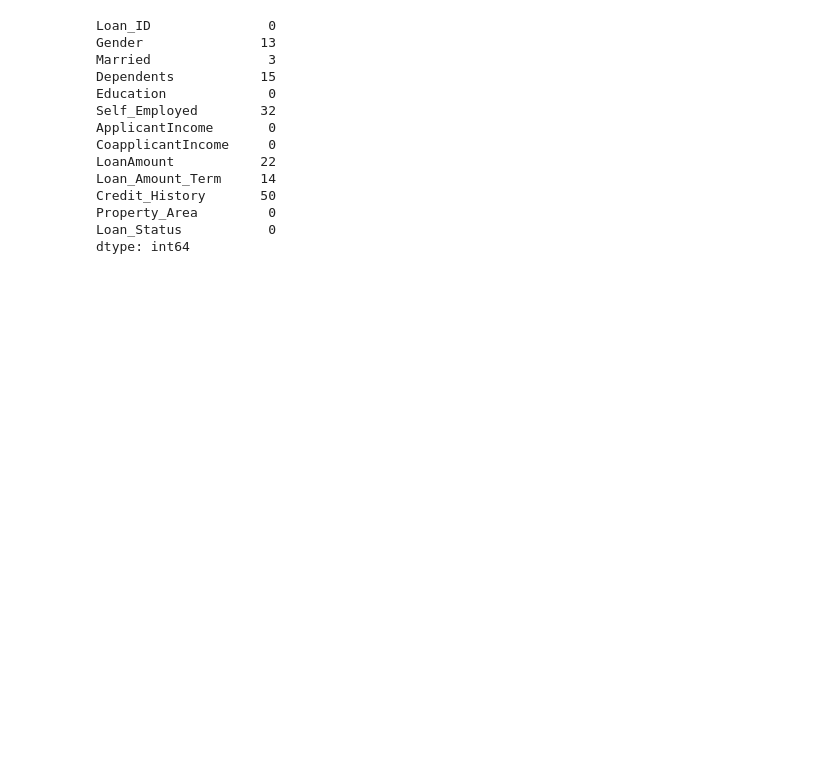
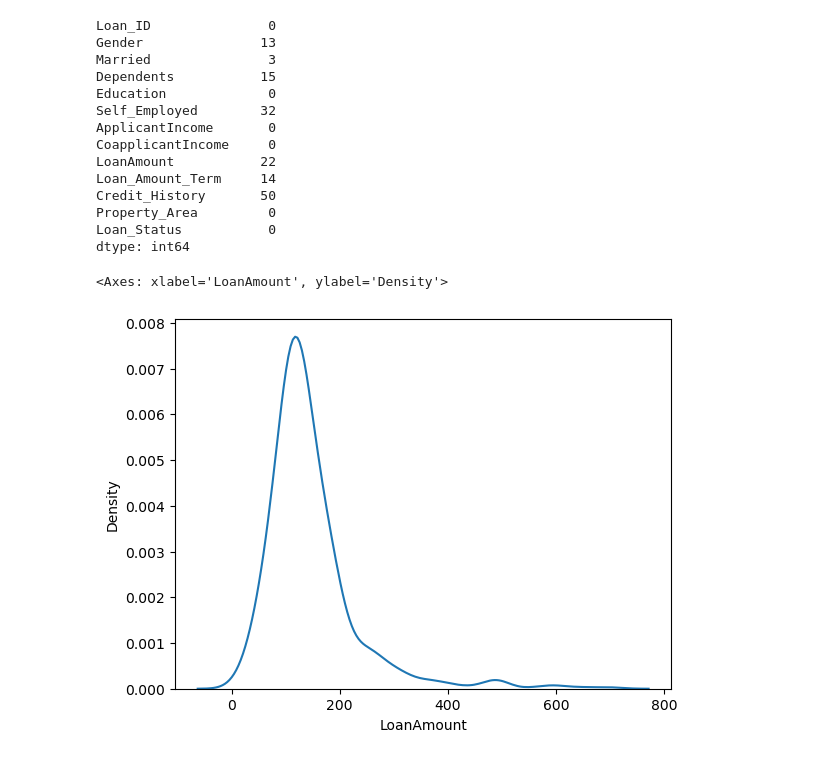
Before and after one commit to Tohbyloba/data-analysis-, a Jupyter notebook: data_analysis.ipynb, the cells around one changed output. Cells and saved outputs as stored; diff of their text form; code cells hidden in the pictures; blank space fills up the shorter version.

```diff
--- a/data_analysis.ipynb
+++ b/data_analysis.ipynb
@@ -1874,3 +1874,8 @@ Credit_History       50
 Property_Area         0
 Loan_Status           0
 dtype: int64
+# %%
+sns.kdeplot(df['LoanAmount'])
+# %% [output]
+<Axes: xlabel='LoanAmount', ylabel='Density'>
+[figure, added]
```
Also changed, not shown: parts of 3 cells of this notebook, 1 other file.
